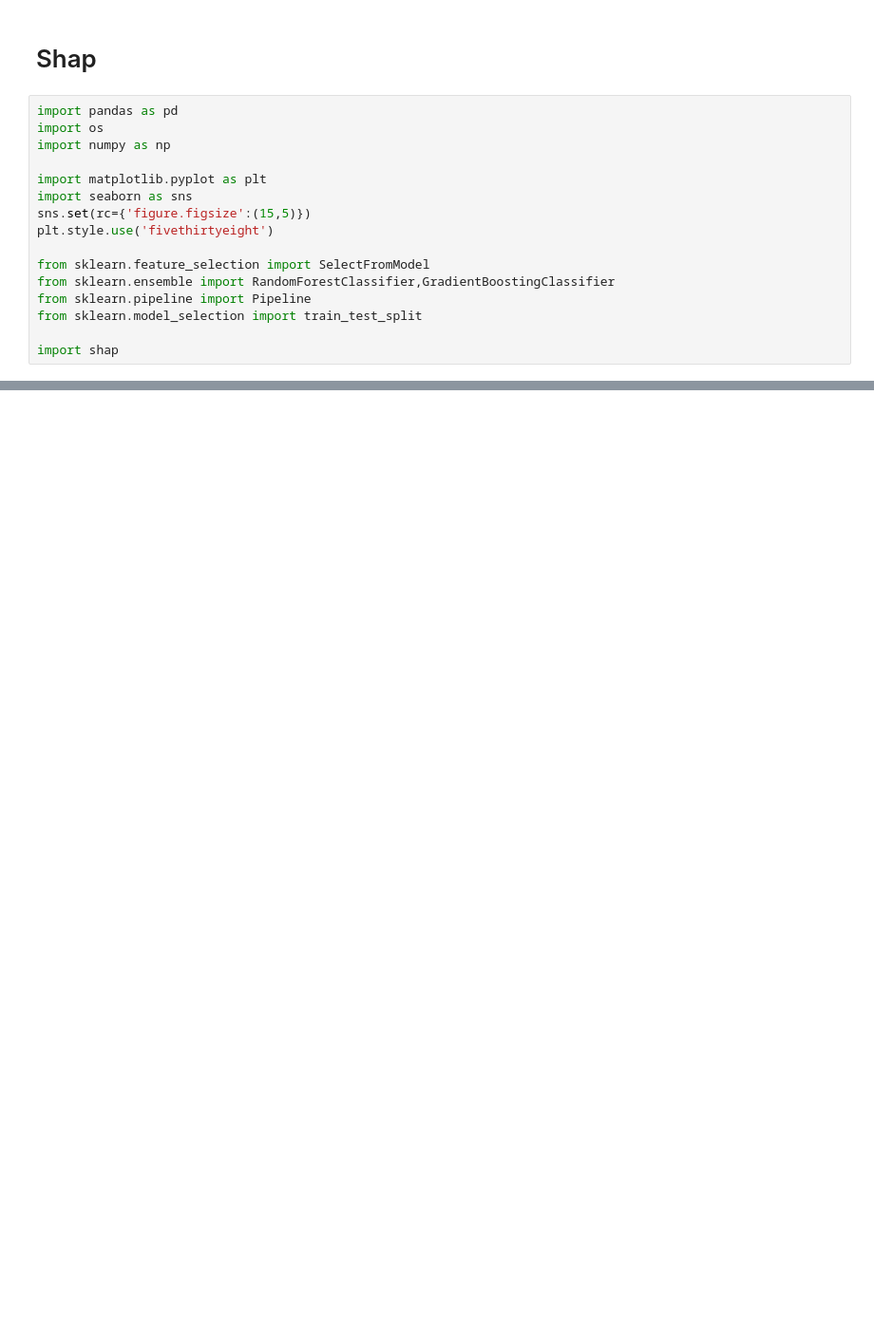
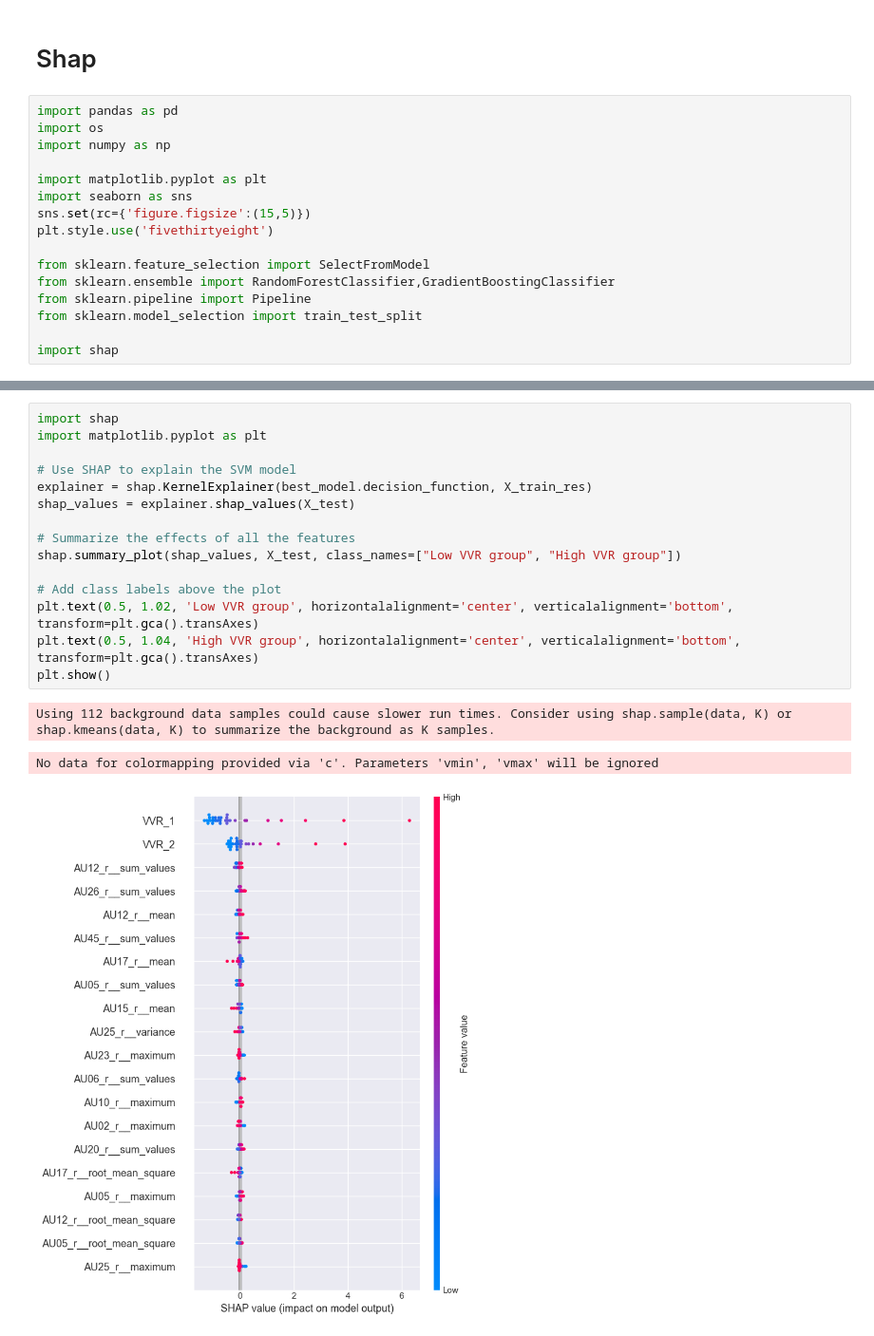
Before and after one commit to DionneSpaltman/predicting_VVR, a Jupyter notebook: models/svm.ipynb, the cells around one changed output, grey strips where cells are left out. Shown: that part at 95% size. Drawn from its saved outputs; the diff is of its cells as text; blank space fills up the shorter version.

```diff
--- a/models/svm.ipynb
+++ b/models/svm.ipynb
@@ -359,0 +314,19 @@ ValueError: X has 104 features, but SVC is expecting 10 features as input.
+# %%
+import shap
+import matplotlib.pyplot as plt
+
+# Use SHAP to explain the SVM model
+explainer = shap.KernelExplainer(best_model.decision_function, X_train_res)
+shap_values = explainer.shap_values(X_test)
+
+# Summarize the effects of all the features
+shap.summary_plot(shap_values, X_test, class_names=["Low VVR group", "High VVR group"])
+
+# Add class labels above the plot
+plt.text(0.5, 1.02, 'Low VVR group', horizontalalignment='center', verticalalignment='bottom', transform=plt.gca().transAxes)
+plt.text(0.5, 1.04, 'High VVR group', horizontalalignment='center', verticalalignment='bottom', transform=plt.gca().transAxes)
+plt.show()
+# %% [output]
+Using 112 background data samples could cause slower run times. Consider using shap.sample(data, K) or shap.kmeans(data, K) to summarize the background as K samples.
+No data for colormapping provided via 'c'. Parameters 'vmin', 'vmax' will be ignored
+[figure, added]
```
Also changed, not shown: parts of 3 cells of this notebook, 1 other file.
